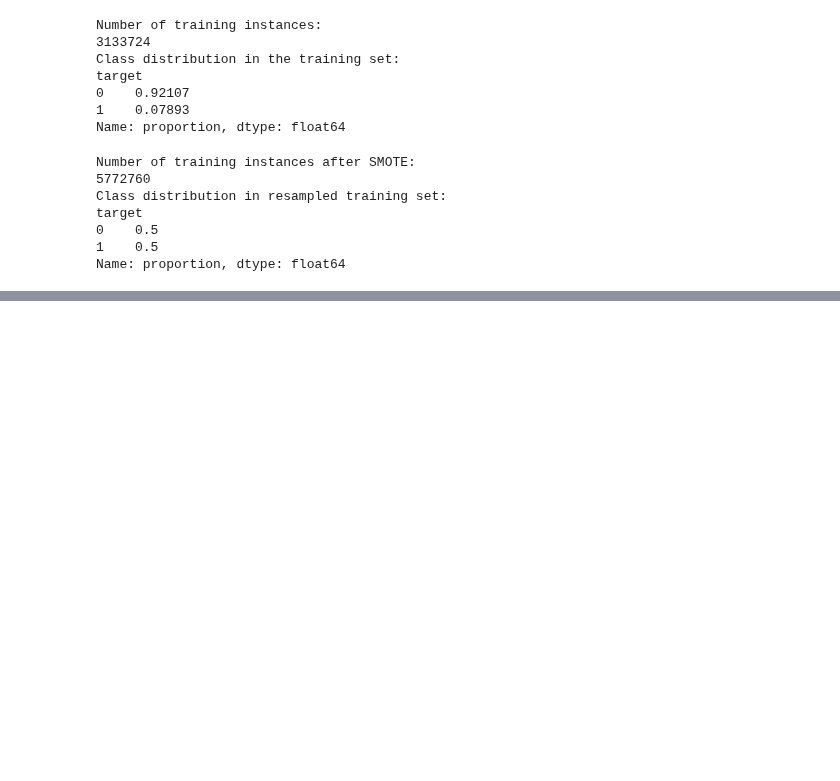
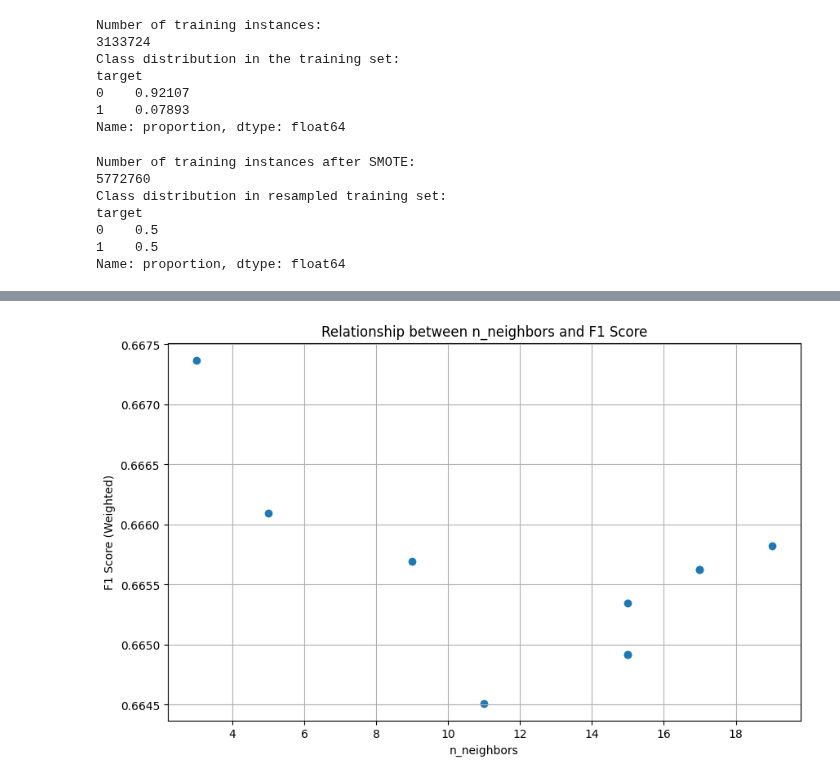
Before and after one commit to bernisschow/CS3244-Fraud-Detection-in-Electricity-and-Gas-Consumption, a Jupyter notebook: kNN model.ipynb, the cells around one changed output, grey strips where cells are left out. Saved outputs shown, nothing was run; the diff lists cells and outputs as text; code cells hidden in the pictures; blank space fills up the shorter version.

Commit message:
Added visualisation of n_neighbours.

```diff
--- a/kNN model.ipynb
+++ b/kNN model.ipynb
@@ -194,3 +194,18 @@ Best cross-validation F1-score: 0.6671957378754431
+# %%
+# Extract n_neighbors and corresponding F1 scores for each trial
+n_neighbors_values = [trial.params['n_neighbors'] for trial in study.trials if trial.value is not None]
+f1_scores = [trial.value for trial in study.trials if trial.value is not None]
+
+# Plotting with Matplotlib
+plt.figure(figsize=(10, 6))
+plt.scatter(n_neighbors_values, f1_scores)
+plt.xlabel('n_neighbors')
+plt.ylabel('F1 Score (Weighted)')
+plt.title('Relationship between n_neighbors and F1 Score')
+plt.grid(True)
+plt.show()
+# %% [output]
+[figure, added]
 # %%
 # train the KNN model with the optimized hyperparameters
 best_params = study.best_params
```
Also changed, not shown: parts of 3 cells of this notebook.
